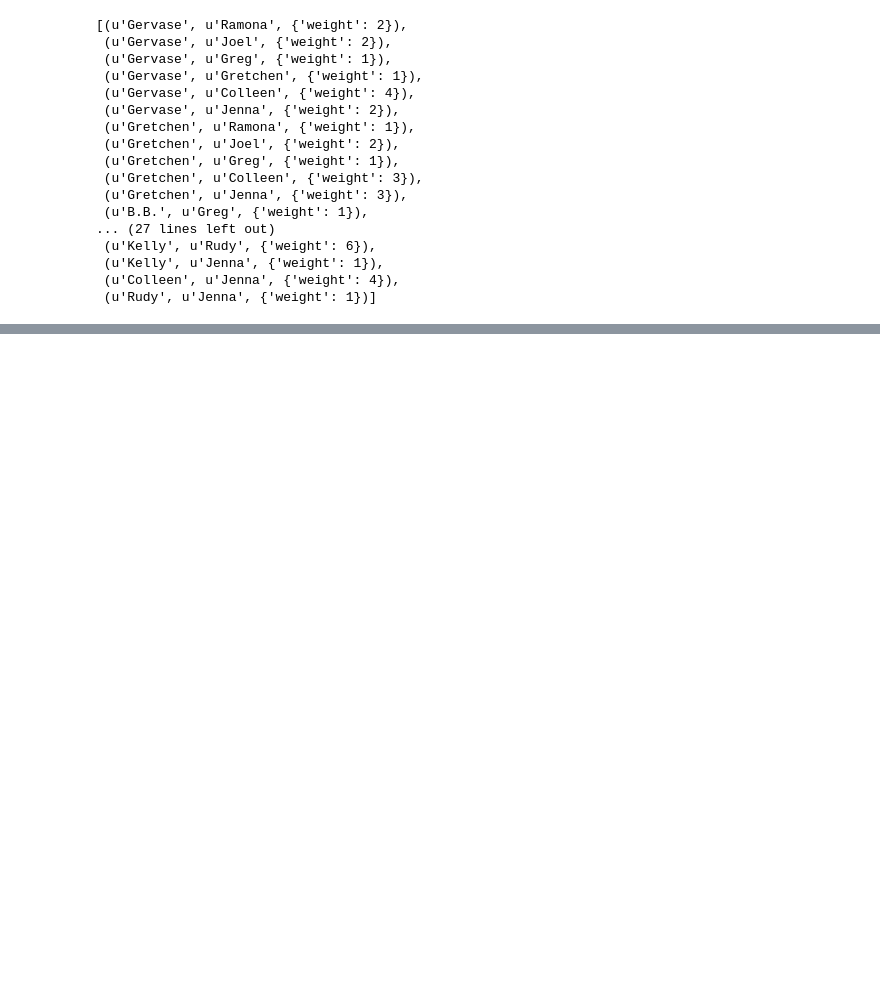
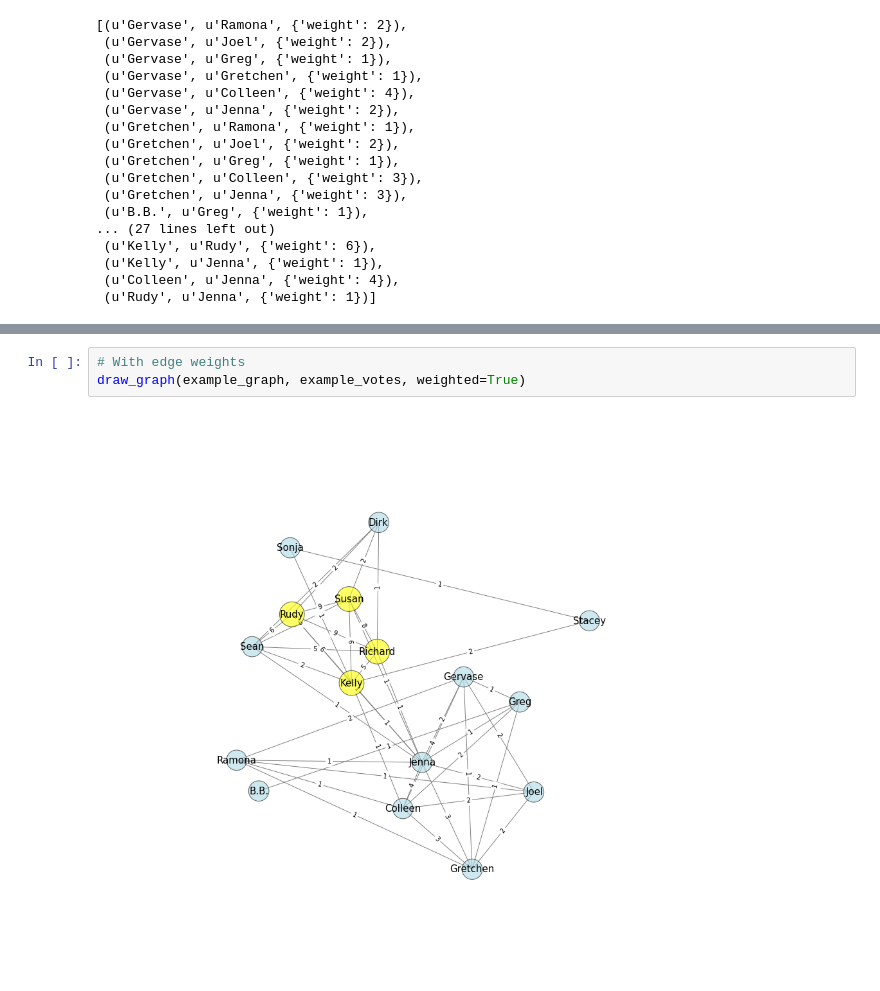
Before and after one commit to bchugit/Survivor-Project, a Jupyter notebook: make_graphs.ipynb, the cells around one changed output, grey strips where cells are left out. Cells and saved outputs as stored; diff of their text form; blank space fills up the shorter version.

```diff
--- a/make_graphs.ipynb
+++ b/make_graphs.ipynb
@@ -118,0 +170,5 @@ graphs['Borneo'].edges(data=True)
+# %%
+# With edge weights
+draw_graph(example_graph, example_votes, weighted=True)
+# %% [output]
+[figure, added]
```
Also changed, not shown: parts of 11 cells of this notebook, 2 other files.
